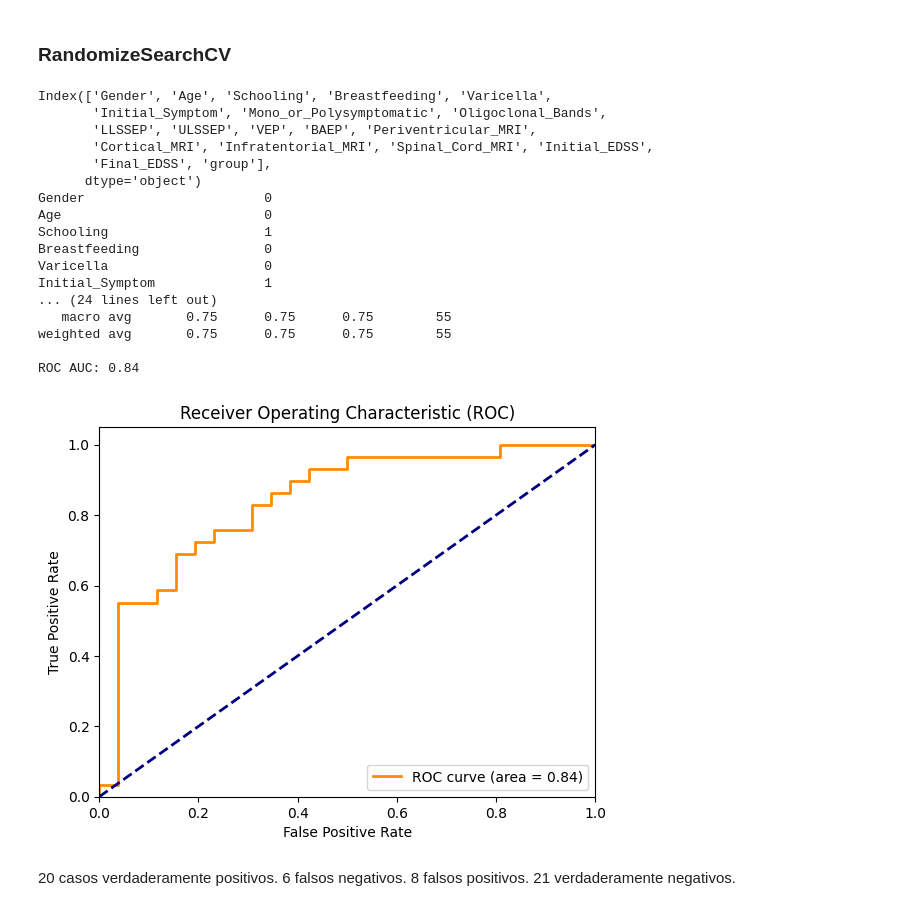
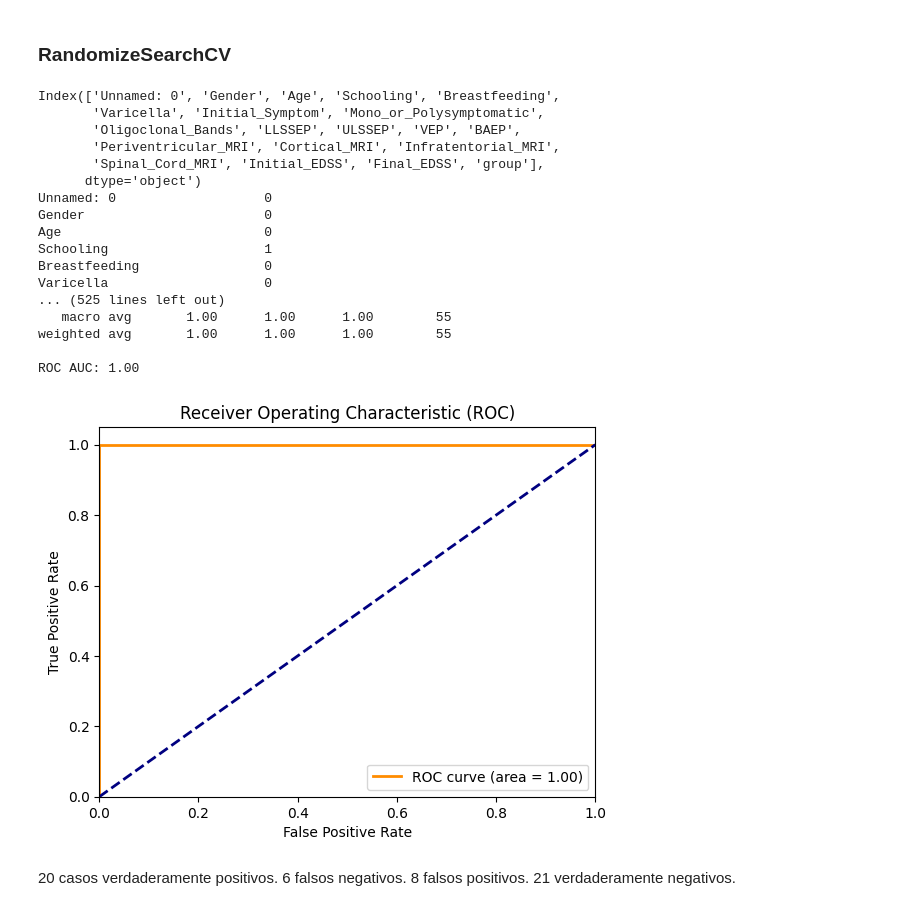
Before and after one commit to BertoloniLucas/SimaAI, a Jupyter notebook: models/SVM.ipynb, the cells around one changed output. Drawn from its saved outputs; the diff is of its cells as text; code cells hidden in the pictures.

Commit message:
compraracion de modelos y mejora de los mismos

```diff
--- a/models/SVM.ipynb
+++ b/models/SVM.ipynb
@@ -6,9 +6,10 @@ from sklearn.metrics import classification_report, confusion_matrix, roc_curve,
 from sklearn.impute import SimpleImputer
 import matplotlib.pyplot as plt
 
-# Cargar los datos desde el CSV, ignorando la columna de índice
-file_path = 'C:\\Users\\48242450\\Documents\\Pruebas-Proyecto\\conversion_predictors_of_clinically_isolated_syndrome_to_multiple_sclerosis (2).csv'
-df = pd.read_csv(file_path, index_col=0)
+# # Cargar los datos desde el CSV, ignorando la columna de índice
+# file_path = 'C:\\Users\\48242450\\Documents\\Pruebas-Proyecto\\conversion_predictors_of_clinically_isolated_syndrome_to_multiple_sclerosis (2).csv'
+# df = pd.read_csv(file_path, index_col=0)
+df = pd.read_csv('./data.csv')
 
 # Verificar los nombres de las columnas
 print(df.columns)
@@ -76,17 +94,15 @@ FileNotFoundError: [Errno 2] No such file or directory: 'C:\\Users\\48242450\\Do
 # %% [markdown]
 ### RandomizeSearchCV
 # %%
-import pandas as pd
-from sklearn.model_selection import train_test_split, RandomizedSearchCV
-from sklearn.svm import SVC
-from sklearn.metrics import classification_report, confusion_matrix, roc_curve, roc_auc_score
-from sklearn.impute import SimpleImputer
-import matplotlib.pyplot as plt
+from sklearn.model_selection import  RandomizedSearchCV
 from scipy.stats import uniform, randint
 
-# Cargar los datos desde el CSV, ignorando la columna de índice
-file_path = 'C:\\Users\\48242450\\Documents\\Pruebas-Proyecto\\conversion_predictors_of_clinically_isolated_syndrome_to_multiple_sclerosis (2).csv'
-df = pd.read_csv(file_path, index_col=0)
+
+
+
+# # Cargar los datos desde el CSV, ignorando la columna de índice
+# file_path = 'C:\\Users\\48242450\\Documents\\Pruebas-Proyecto\\conversion_predictors_of_clinically_isolated_syndrome_to_multiple_sclerosis (2).csv'
+# df = pd.read_csv(file_path, index_col=0)
 
 # Verificar los nombres de las columnas
 print(df.columns)
@@ -130,44 +146,44 @@ y_prob = best_model.predict_proba(X_test)[:, 1]
 
 # Evaluar el modelo
 print(confusion_matrix(y_test, y_pred))
 print(classification_report(y_test, y_pred))
 
 # Calcular ROC AUC
 fpr, tpr, _ = roc_curve(y_test, y_prob, pos_label=best_model.classes_[1])
 roc_auc = roc_auc_score(y_test, y_prob)
 
 print(f'ROC AUC: {roc_auc:.2f}')
 
 # Graficar la curva ROC
 plt.figure()
 plt.plot(fpr, tpr, color='darkorange', lw=2, label='ROC curve (area = %0.2f)' % roc_auc)
 plt.plot([0, 1], [0, 1], color='navy', lw=2, linestyle='--')
 plt.xlim([0.0, 1.0])
 plt.ylim([0.0, 1.05])
 plt.xlabel('False Positive Rate')
 plt.ylabel('True Positive Rate')
 plt.title('Receiver Operating Characteristic (ROC)')
 plt.legend(loc='lower right')
 plt.show()
 # %% [output]
-Index(['Gender', 'Age', 'Schooling', 'Breastfeeding', 'Varicella',
-       'Initial_Symptom', 'Mono_or_Polysymptomatic', 'Oligoclonal_Bands',
-       'LLSSEP', 'ULSSEP', 'VEP', 'BAEP', 'Periventricular_MRI',
-       'Cortical_MRI', 'Infratentorial_MRI', 'Spinal_Cord_MRI', 'Initial_EDSS',
-       'Final_EDSS', 'group'],
+Index(['Unnamed: 0', 'Gender', 'Age', 'Schooling', 'Breastfeeding',
+       'Varicella', 'Initial_Symptom', 'Mono_or_Polysymptomatic',
+       'Oligoclonal_Bands', 'LLSSEP', 'ULSSEP', 'VEP', 'BAEP',
+       'Periventricular_MRI', 'Cortical_MRI', 'Infratentorial_MRI',
+       'Spinal_Cord_MRI', 'Initial_EDSS', 'Final_EDSS', 'group'],
       dtype='object')
+Unnamed: 0                   0
 Gender                       0
 Age                          0
 Schooling                    1
 Breastfeeding                0
 Varicella                    0
-Initial_Symptom              1
-... (24 lines left out)
-   macro avg       0.75      0.75      0.75        55
-weighted avg       0.75      0.75      0.75        55
+... (525 lines left out)
+   macro avg       1.00      1.00      1.00        55
+weighted avg       1.00      1.00      1.00        55
 
-ROC AUC: 0.84
+ROC AUC: 1.00
-[figure, old version]
+[figure, new version]
 # %% [markdown]
 20 casos verdaderamente positivos.
 6 falsos negativos.
```
Also changed, not shown: parts of 3 cells of this notebook, 4 other files.
